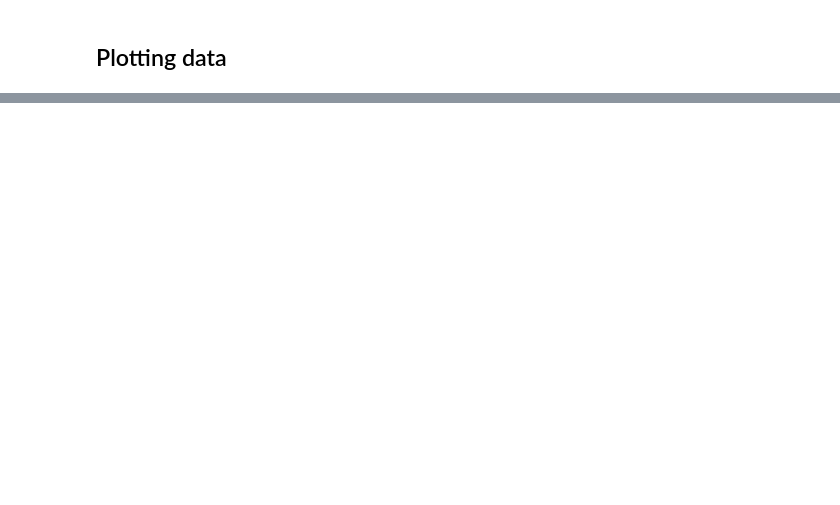
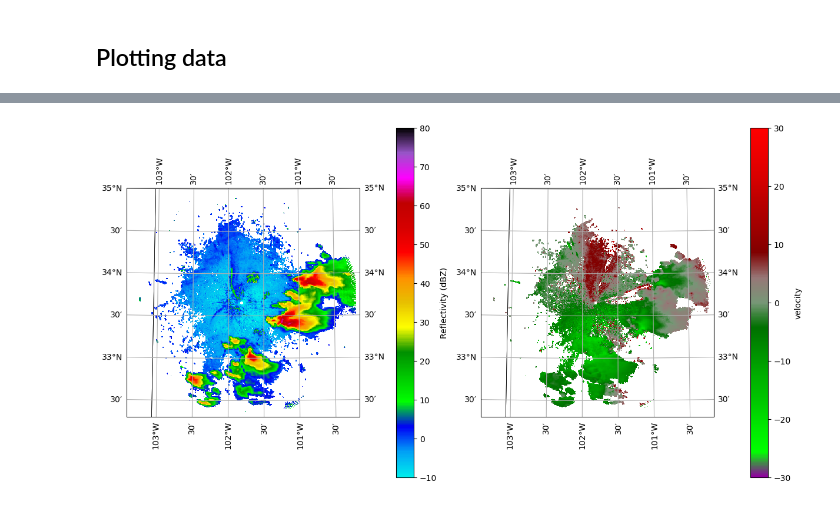
Before and after one commit to anozman/storm_chasing_app, a Jupyter notebook: data_exploration/radar_data_vis.ipynb, the cells around one changed output, grey strips where cells are left out. Drawn from its saved outputs; the diff is of its cells as text; code cells hidden in the pictures; blank space fills up the shorter version.

Commit message:
Fixed the issue with Vel and SPW masking, revert to raw data source. Added data validation section to Jupyter notebook for quick-access plots

```diff
--- a/data_exploration/radar_data_vis.ipynb
+++ b/data_exploration/radar_data_vis.ipynb
@@ -160,0 +175,20 @@ Text(0.5, 1.0, 'KENX Reflectivity at 2025-01-29T04:29:24Z')
+# %%
+# Data Pre-processing
+
+# Define grid parameters
+grid_shape = (1, 500, 500)  # (vertical levels, lat points, lon points)
+grid_limits = ((0, 2000), (-150000, 150000), (-150000, 150000))  # Height in meters, lat/lon limits in meters
+# Perform grid conversion
+grid = pyart.map.grid_from_radars(
+    radar,
+    grid_shape=grid_shape,
+    grid_limits=grid_limits,
+    fields=[field_name]  # Replace with desired field
+)
+
+lat = grid.point_latitude['data']
+lon = grid.point_longitude['data']
+field_data = grid.fields[field_name]['data'][0]  # Single vertical level
+
+print(np.shape(lat.squeeze()), np.shape(lon.squeeze()), np.shape(field_data))
+lon.squeeze()[:][0].min(), lon.squeeze()[:][0].max(), lat.squeeze()[0][:].min(), lat.squeeze()[-1][:].max()
@@ -160,0 +231,29 @@ Text(0.5, 1.0, 'KENX Reflectivity at 2025-01-29T04:29:24Z')
+# %%
+# Doing everything to generate a side-by-side plot with field and reflectivity
+refgrid = pyart.map.grid_from_radars(
+    radar,
+    grid_shape=grid_shape,
+    grid_limits=grid_limits,
+    fields=['reflectivity']  # Replace with desired field
+)
+ref = refgrid.fields['reflectivity']['data'][0]  # Single vertical level
+
+crs = ccrs.LambertConformal(central_longitude=radar.longitude['data'][0])
+
+fig, axes = plt.subplots(nrows=1, ncols=2, figsize=(12, 8),constrained_layout=True,
+                            subplot_kw={'projection': crs})
+
+# Plot Reflectivity
+plot_subset_background(axes[0], lon.squeeze()[:][0].min(), lon.squeeze()[:][-1].max(), lat.squeeze()[0][:].min(), lat.squeeze()[-1][:].max())
+cb1 = axes[0].pcolormesh(lon.squeeze(), lat.squeeze(), ref, shading='auto', cmap='pyart_NWSRef', vmin=-10, vmax=80, transform=ccrs.PlateCarree())
+fig.colorbar(cb1, ax = axes[0], shrink=0.75).set_label('Reflectivity (dBZ)')
+
+# Plot Field Data
+plot_subset_background(axes[1], lon.squeeze()[:][0].min(), lon.squeeze()[:][-1].max(), lat.squeeze()[0][:].min(), lat.squeeze()[-1][:].max())
+cb1 = axes[1].pcolormesh(lon.squeeze(), lat.squeeze(), field_data, shading='auto', cmap=cmaps[field_name]['cmap'],
+                    vmin=cmaps[field_name]['norm'][0], vmax=cmaps[field_name]['norm'][1], transform=ccrs.PlateCarree())
+fig.colorbar(cb1, ax = axes[1], shrink=0.75).set_label(field_name)
+#axes.set_xlabel('Longitude')
+#axes.set_ylabel('Latitude')
+# %% [output]
+[figure, added]
```
Also changed, not shown: parts of 19 cells of this notebook, 4 other files.
